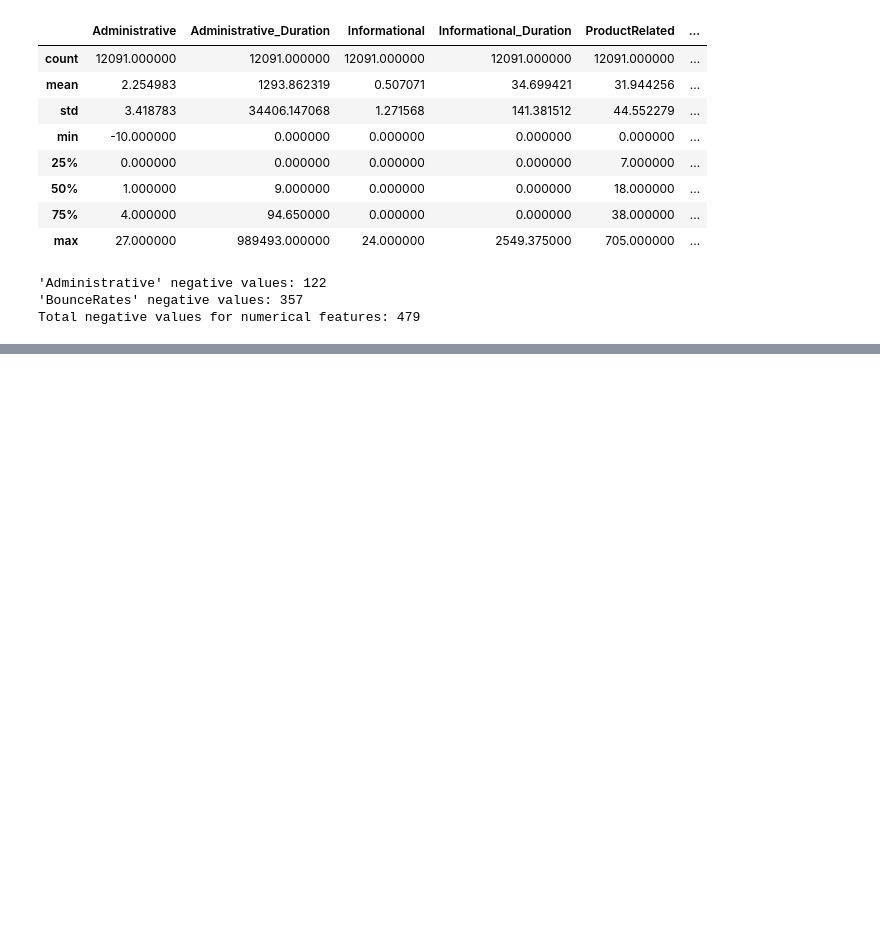
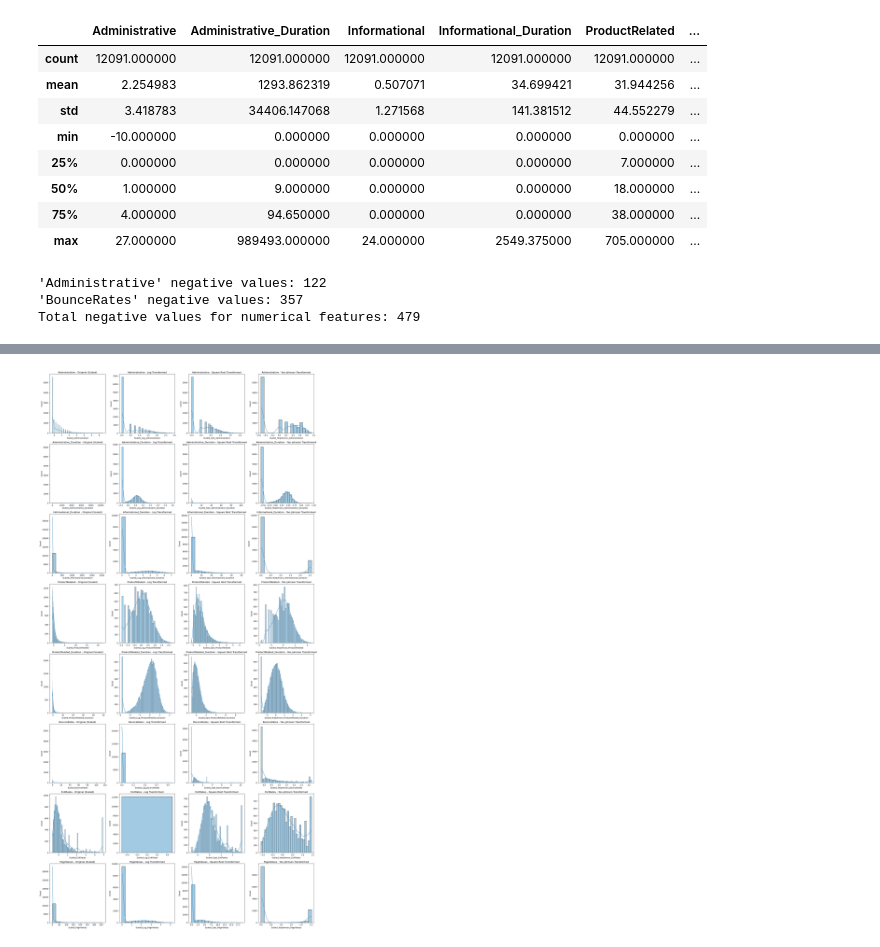
Before and after one commit to FutureGoose/ecommerce_purchase_prediction, a Jupyter notebook: gustaf_boden_ml_projekt.ipynb, the cells around one changed output, grey strips where cells are left out. Cells and saved outputs as stored; diff of their text form; code cells hidden in the pictures; blank space fills up the shorter version.

```diff
--- a/gustaf_boden_ml_projekt.ipynb
+++ b/gustaf_boden_ml_projekt.ipynb
@@ -281,3 +512,59 @@ dtype: int64
+# %%
+continuous_features = ['Administrative',
+ 'Administrative_Duration',
+ 'Informational_Duration',
+ 'ProductRelated',
+ 'ProductRelated_Duration',
+ 'BounceRates',
+ 'ExitRates',
+ 'PageValues']
+from sklearn.preprocessing import RobustScaler, FunctionTransformer, PowerTransformer
+
+#warnings.filterwarnings(category=RuntimeWarning, action='ignore')
+
+# Create log transformer
+log_transformer = FunctionTransformer(np.log1p)
+
+# Create square root transformer
+sqrt_transformer = FunctionTransformer(np.sqrt)
+
+# Create a RobustScaler object
+robust_scaler = RobustScaler()
+
+# Create a PowerTransformer for Yeo-Johnson
+yeojohnson_transformer = PowerTransformer(method='yeo-johnson')
+
+# Create a figure with subplots
+fig, axes = plt.subplots(len(continuous_features), 4, figsize=(20, 5 * len(continuous_features)))
+
+for i, feature in enumerate(continuous_features):
+    # Original distribution
+    df[f'Scaled_{feature}'] = robust_scaler.fit_transform(df[[feature]])
+    sns.histplot(df[f'Scaled_{feature}'], kde=True, ax=axes[i, 0])
+    axes[i, 0].set_title(f'{feature} - Original (Scaled)')
+
+    # Log transformation
+    df[f'Log_{feature}'] = log_transformer.transform(df[[feature]].clip(lower=1))  # Ensuring non-negative input for log
+    df[f'Scaled_Log_{feature}'] = robust_scaler.fit_transform(df[[f'Log_{feature}']])
+    sns.histplot(df[f'Scaled_Log_{feature}'], kde=True, ax=axes[i, 1])
+    axes[i, 1].set_title(f'{feature} - Log Transformed')
+
+    # Square root transformation
+    df[f'Sqrt_{feature}'] = sqrt_transformer.transform(df[[feature]].clip(lower=0))  # Ensuring non-negative input for sqrt
+    df[f'Scaled_Sqrt_{feature}'] = robust_scaler.fit_transform(df[[f'Sqrt_{feature}']])
+    sns.histplot(df[f'Scaled_Sqrt_{feature}'], kde=True, ax=axes[i, 2])
+    axes[i, 2].set_title(f'{feature} - Square Root Transformed')
+
+    # Yeo-Johnson transformation
+    df[f'YeoJohnson_{feature}'] = yeojohnson_transformer.fit_transform(df[[feature]])
+    df[f'Scaled_YeoJohnson_{feature}'] = robust_scaler.fit_transform(df[[f'YeoJohnson_{feature}']])
+    sns.histplot(df[f'Scaled_YeoJohnson_{feature}'], kde=True, ax=axes[i, 3])
+    axes[i, 3].set_title(f'{feature} - Yeo-Johnson Transformed')
+
+plt.tight_layout()
+plt.show()
+# %% [output]
+[figure, added]
 # %%
 def analyze_df(df, target_col=None):
     print(f"Data shape: {df.shape}\n")
```
Also changed, not shown: parts of 23 cells of this notebook.
